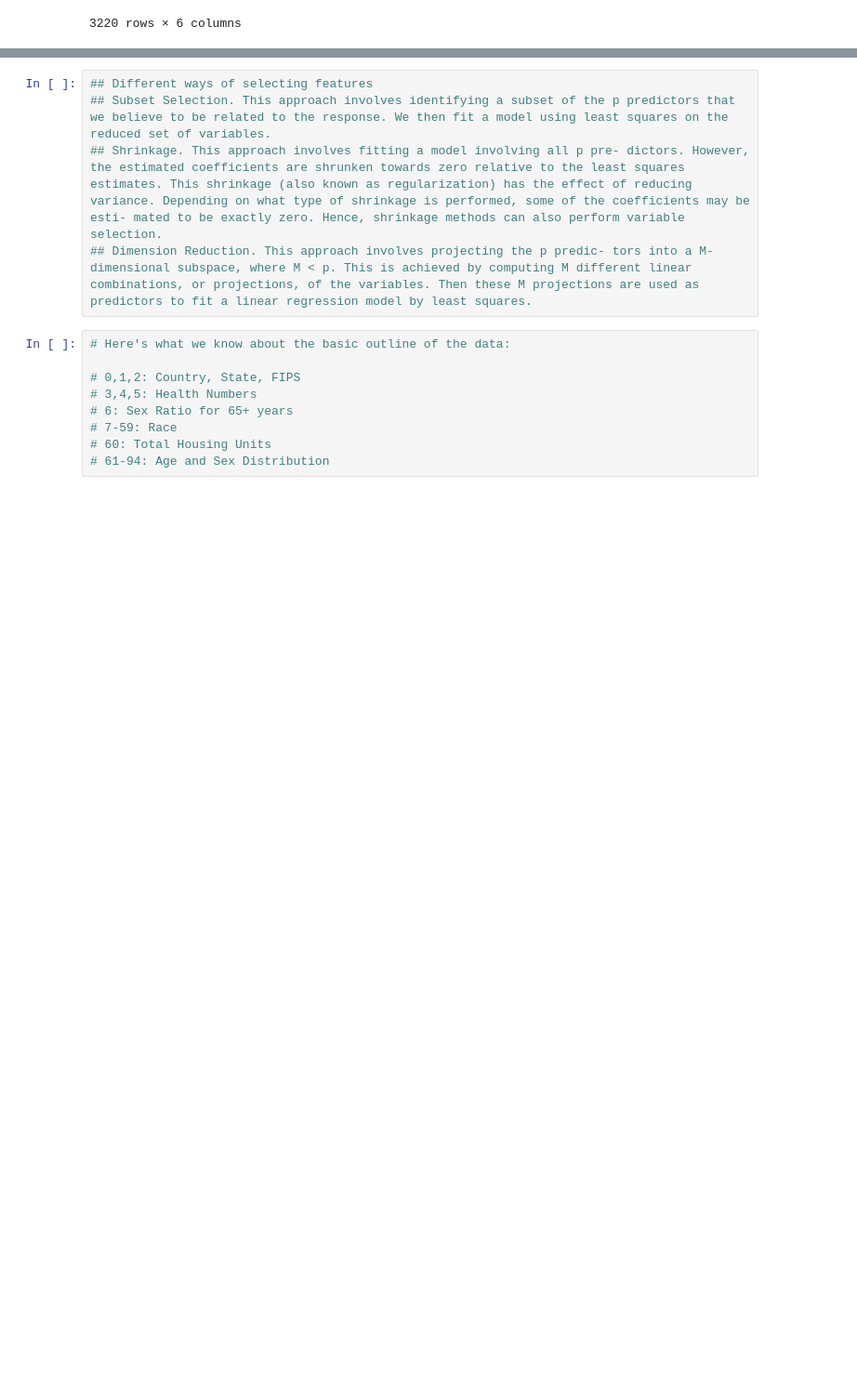
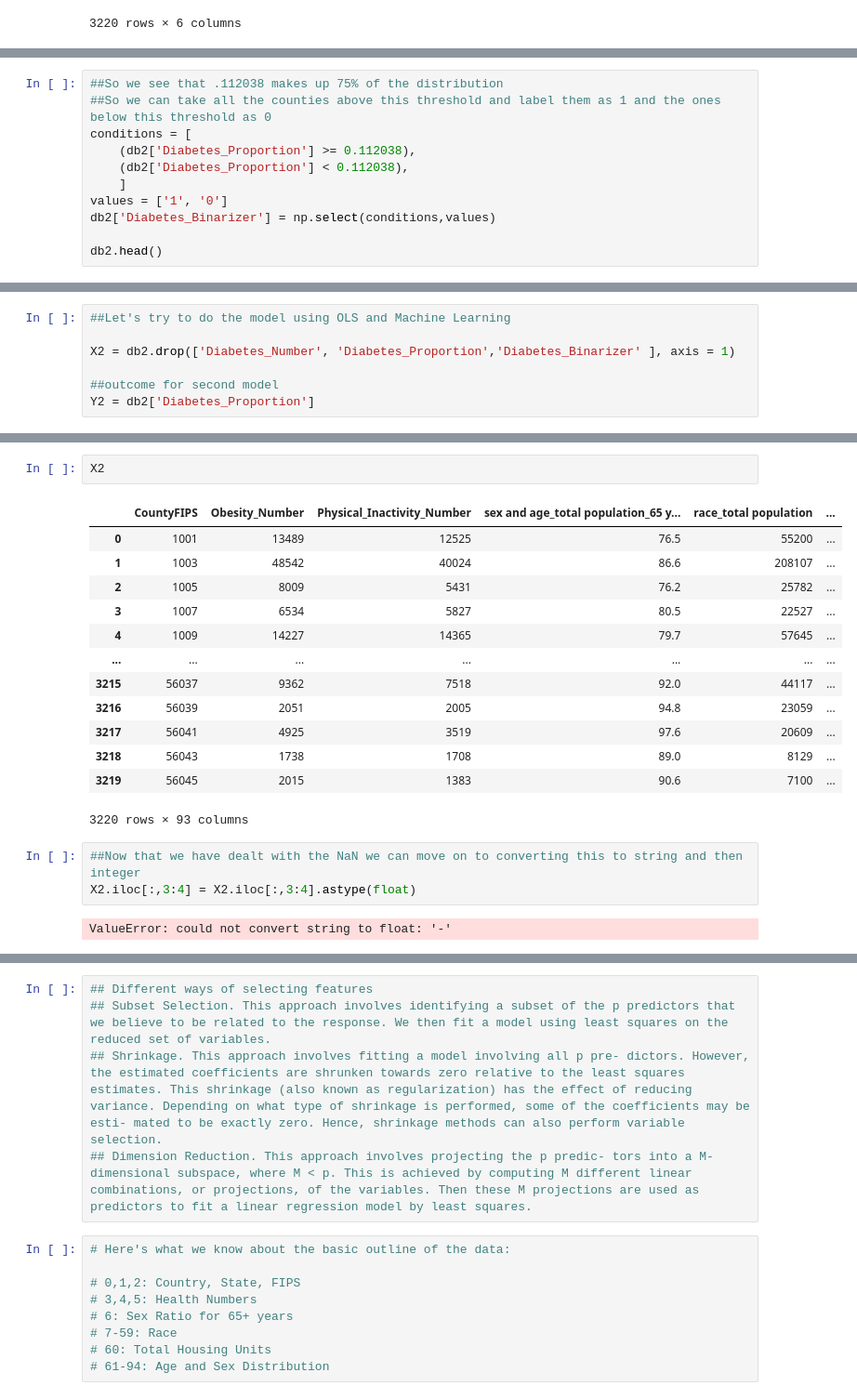
Before and after one commit to reubenp92/-CSS_Project_2_Team_4_Fall_2020, a Jupyter notebook: Project2.ipynb, the cells around one changed output, grey strips where cells are left out. Shown: that part at 93% size. Drawn from its saved outputs; the diff is of its cells as text; blank space fills up the shorter version.

```diff
--- a/Project2.ipynb
+++ b/Project2.ipynb
@@ -287,0 +363,11 @@ db2.iloc[:,90:]
+# %%
+##So we see that .112038 makes up 75% of the distribution
+##So we can take all the counties above this threshold and label them as 1 and the ones below this threshold as 0
+conditions = [
+    (db2['Diabetes_Proportion'] >= 0.112038),
+    (db2['Diabetes_Proportion'] < 0.112038),
+    ]
+values = ['1', '0']
+db2['Diabetes_Binarizer'] = np.select(conditions,values)
+
+db2.head()
@@ -287,0 +454,7 @@ db2.iloc[:,90:]
+# %%
+##Let's try to do the model using OLS and Machine Learning
+
+X2 = db2.drop(['Diabetes_Number', 'Diabetes_Proportion','Diabetes_Binarizer' ], axis = 1)
+
+##outcome for second model
+Y2 = db2['Diabetes_Proportion']
@@ -287,0 +488,21 @@ db2.iloc[:,90:]
+# %%
+X2
+# %% [output]
+|  | CountyFIPS | Obesity_Number | Physical_Inactivity_Number | sex and age_total population_65 y... | race_total population | ... |
+| 0 | 1001 | 13489 | 12525 | 76.5 | 55200 | ... |
+| 1 | 1003 | 48542 | 40024 | 86.6 | 208107 | ... |
+| 2 | 1005 | 8009 | 5431 | 76.2 | 25782 | ... |
+| 3 | 1007 | 6534 | 5827 | 80.5 | 22527 | ... |
+| 4 | 1009 | 14227 | 14365 | 79.7 | 57645 | ... |
+| ... | ... | ... | ... | ... | ... | ... |
+| 3215 | 56037 | 9362 | 7518 | 92.0 | 44117 | ... |
+| 3216 | 56039 | 2051 | 2005 | 94.8 | 23059 | ... |
+| 3217 | 56041 | 4925 | 3519 | 97.6 | 20609 | ... |
+| 3218 | 56043 | 1738 | 1708 | 89.0 | 8129 | ... |
+| 3219 | 56045 | 2015 | 1383 | 90.6 | 7100 | ... |
+3220 rows × 93 columns
+# %%
+##Now that we have dealt with the NaN we can move on to converting this to string and then  integer
+X2.iloc[:,3:4] = X2.iloc[:,3:4].astype(float)
+# %% [output]
+ValueError: could not convert string to float: '-'
```
Also changed, not shown: parts of 24 cells of this notebook.
